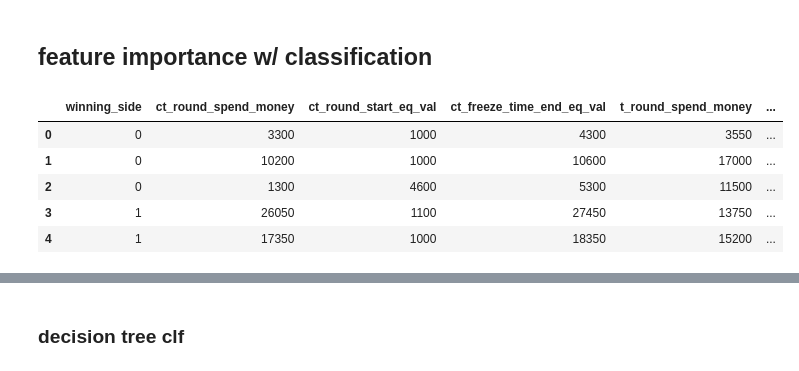
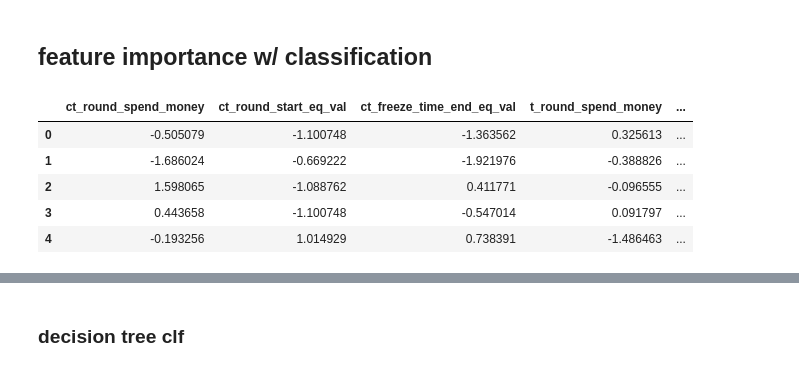
Before and after one commit to khemingkapat/csgo_model, a Jupyter notebook: main.ipynb, the cells around one changed output, grey strips where cells are left out. Drawn from its saved outputs; the diff is of its cells as text; code cells hidden in the pictures.

```diff
--- a/main.ipynb
+++ b/main.ipynb
@@ -1112,0 +1177,9 @@ r_df.head(5)
+# %%
+money_cols = ['ct_round_spend_money',
+ 'ct_round_start_eq_val',
+ 'ct_freeze_time_end_eq_val',
+ 't_round_spend_money',
+ 't_round_start_eq_val',
+ 't_freeze_time_end_eq_val']
+
+lag_money_df = lag_r_df[["winning_side"]+money_cols+[f"lag_{col}" for col in money_cols]]
@@ -1112,0 +1201,6 @@ r_df.head(5)
+# %%
+cumu_money_df = cumu_r_df[["winning_side"]+money_cols+[f"cumu_{col}" for col in money_cols]]
+# %%
+money_df = pd.concat([lag_money_df,cumu_money_df],axis=1).dropna(how="any")
+money_df = money_df.loc[:,~money_df.columns.duplicated()]
+money_df
@@ -1114,44 +1223,57 @@ r_df.head(5)
 ## feature importance w/ classification
 # %%
 from sklearn.model_selection import train_test_split
+from sklearn.preprocessing import StandardScaler, MinMaxScaler  # Import scalers
+import pandas as pd
+
 # Use the lag_r_df that was created earlier
-target_df = r_df
-add_feature = ""
-add_feature_prefix=add_feature+"_"
+target_df = money_df
+add_feature = "lag"
+add_feature_prefix = add_feature + "_"
 target_df_reset = target_df.reset_index()
 
 # Filter to keep only the columns we need
 features_to_keep = [col for col in target_df_reset.columns
                     if col not in ["match_id", "round_num", "round_end_reason"] and
-                   not (col.endswith("_kills") or col.endswith("_deaths"))]
+                    not (col.endswith("_kills") or col.endswith("_deaths"))]
 
 # Create the model DataFrame
 model_df = target_df_reset[features_to_keep]
-# # Convert winning_side to binary (1 for CT win, 0 otherwise)
+
+# Convert winning_side to binary (1 for CT win, 0 otherwise)
 win = "CT"
 model_df["winning_side"] = (model_df["winning_side"] == win).astype(int)
 
+# Identify categorical columns
+cat_cols = model_df.select_dtypes(include=["object", "category"]).columns
 
-cat_cols = model_df.select_dtypes(include=["object","category"]).columns
+# One-hot encode categorical columns
+model_df = pd.get_dummies(model_df, columns=cat_cols, drop_first=True)
 
-# Print to check what we found
-# print(f"Categorical columns identified: {cat_cols}")
+# Separate target variable before normalization
+y = model_df["winning_side"]
+X = model_df.drop("winning_side", axis=1)
 
-model_df = pd.get_dummies(model_df, columns=cat_cols, drop_first=True)
-# corr = model_df.corr()[["winning_side"]]
-# corr = corr[(abs(corr.winning_side) > 0.2) & (abs(corr.winning_side) < 0.8)]
-# corr.sort_values("winning_side",ascending=False,inplace=True)
-# display(corr)
+# Normalize all numeric features using StandardScaler
+# (You can replace this with MinMaxScaler if you prefer values between 0 and 1)
+scaler = StandardScaler()
+X_scaled = pd.DataFrame(scaler.fit_transform(X), columns=X.columns)
+
+# Recombine with target variable for display purposes
+model_df= pd.concat([X_scaled, y.reset_index(drop=True)], axis=1)
+
+# Display the normalized DataFrame
 display(model_df.head(5))
 
-# # B. Select features (X) and target variable (y)
+# Now you can use X_scaled and y for your modeling
+# X_train, X_test, y_train, y_test = train_test_split(X_scaled, y, test_size=0.2, random_state=42)
 # %% [output]
-|  | winning_side | ct_round_spend_money | ct_round_start_eq_val | ct_freeze_time_end_eq_val | t_round_spend_money | ... |
-| 0 | 0 | 3300 | 1000 | 4300 | 3550 | ... |
-| 1 | 0 | 10200 | 1000 | 10600 | 17000 | ... |
-| 2 | 0 | 1300 | 4600 | 5300 | 11500 | ... |
-| 3 | 1 | 26050 | 1100 | 27450 | 13750 | ... |
-| 4 | 1 | 17350 | 1000 | 18350 | 15200 | ... |
+|  | ct_round_spend_money | ct_round_start_eq_val | ct_freeze_time_end_eq_val | t_round_spend_money | ... |
+| 0 | -0.505079 | -1.100748 | -1.363562 | 0.325613 | ... |
+| 1 | -1.686024 | -0.669222 | -1.921976 | -0.388826 | ... |
+| 2 | 1.598065 | -1.088762 | 0.411771 | -0.096555 | ... |
+| 3 | 0.443658 | -1.100748 | -0.547014 | 0.091797 | ... |
+| 4 | -0.193256 | 1.014929 | 0.738391 | -1.486463 | ... |
 # %%
 sns.countplot(data=model_df,x="winning_side",palette="Set3")
 # %% [output]
```
Also changed, not shown: parts of 40 cells of this notebook.
